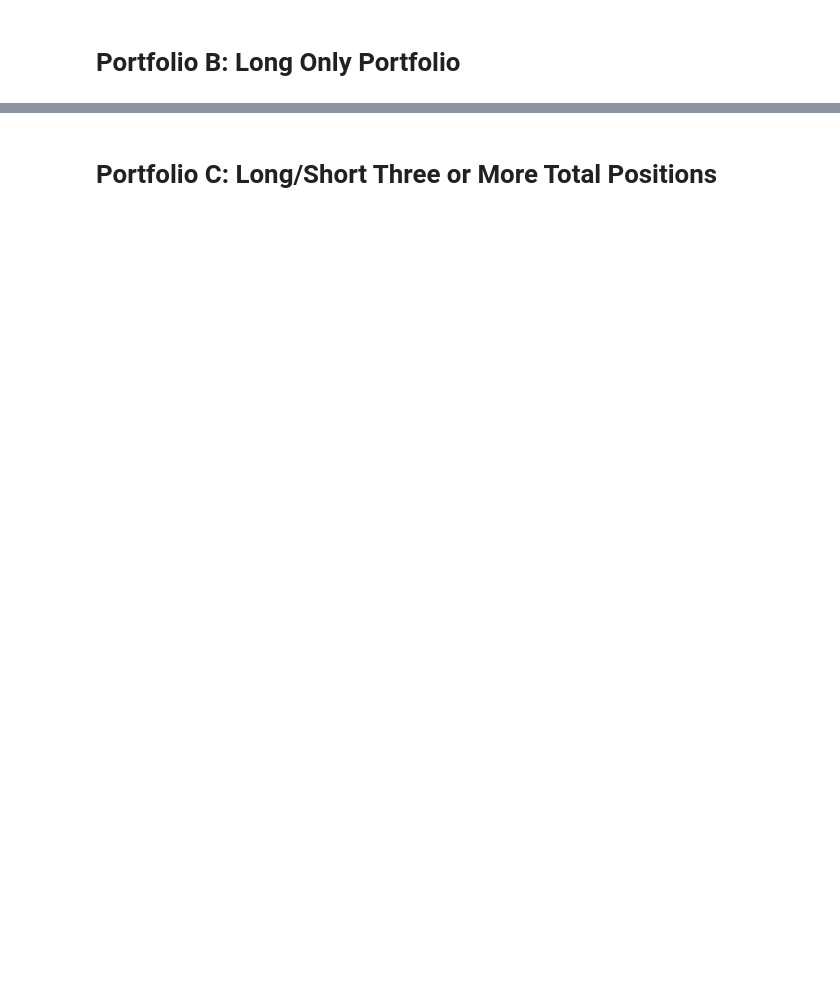
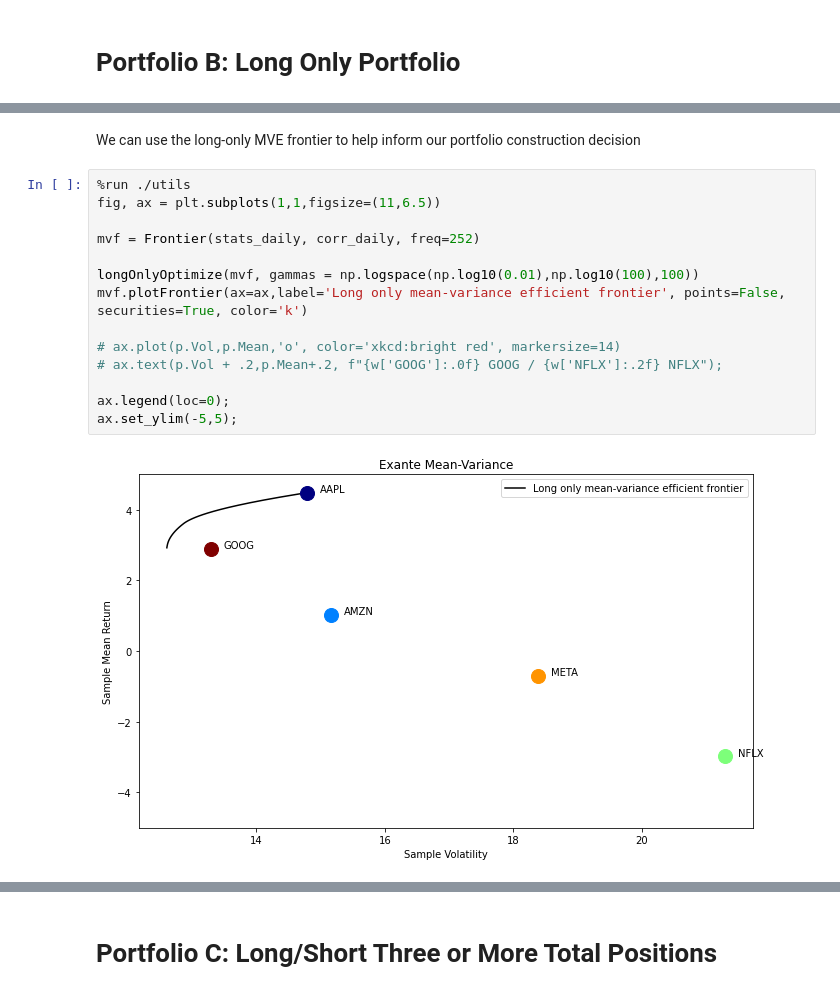
Before and after one commit to zharl/WorldQuantUniversity, a Jupyter notebook: FE560 Financial Markets/report.ipynb, the cells around one changed output, grey strips where cells are left out. Saved outputs shown, nothing was run; the diff lists cells and outputs as text; blank space fills up the shorter version.

```diff
--- a/FE560 Financial Markets/report.ipynb
+++ b/FE560 Financial Markets/report.ipynb
@@ -41,0 +157,18 @@ var_p(w)
+# %% [markdown]
+We can use the long-only MVE frontier to help inform our portfolio construction decision
+# %%
+%run ./utils
+fig, ax = plt.subplots(1,1,figsize=(11,6.5))
+
+mvf = Frontier(stats_daily, corr_daily, freq=252)
+
+longOnlyOptimize(mvf, gammas = np.logspace(np.log10(0.01),np.log10(100),100))
+mvf.plotFrontier(ax=ax,label='Long only mean-variance efficient frontier', points=False, securities=True, color='k')
+
+# ax.plot(p.Vol,p.Mean,'o', color='xkcd:bright red', markersize=14)
+# ax.text(p.Vol + .2,p.Mean+.2, f"{w['GOOG']:.0f} GOOG / {w['NFLX']:.2f} NFLX");
+
+ax.legend(loc=0);
+ax.set_ylim(-5,5);
+# %% [output]
+[figure, added]
```
Also changed, not shown: parts of 26 cells of this notebook, 2 other files.
